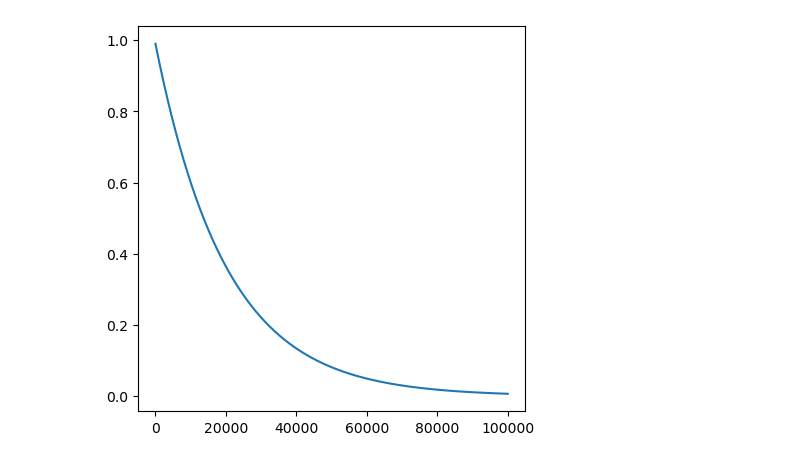
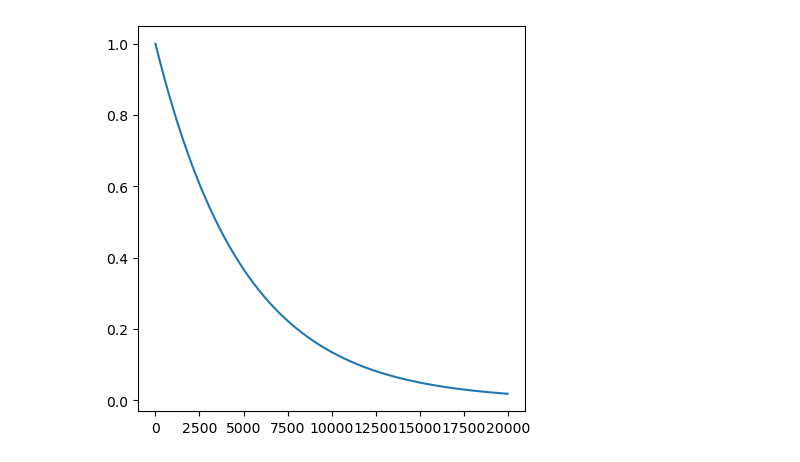
Before and after one commit to basictask/Intelligencia, a Jupyter notebook: supplementary/eps_decay.ipynb, the cells around one changed output. Saved outputs shown, nothing was run; the diff lists cells and outputs as text; code cells hidden in the pictures.

```diff
--- a/supplementary/eps_decay.ipynb
+++ b/supplementary/eps_decay.ipynb
@@ -11,16 +17,12 @@ def plot_eps_decay(eps_start, eps_end, eps_decay, n_iter):
     plt.plot(track)
     plt.show()
 # %%
-max_i = 100000
-gamma = 0.98
-alpha = 0.05
-eps_start = 0.99
-eps_end = 0.0
-eps_decay = 0.99995
+max_i = 20000
+eps_end = 0.0  # Felfedezési ráta kezdőértéke
+eps_start = 1.0  # Felfedezési ráta végértéke
+eps_decay = 0.9998  # Felfedezési ráta iterációnként ennyivel fog csökkenni
 eps = eps_start
-r_track = []
-r_track_mean = []
 
 plot_eps_decay(eps_start, eps_end, eps_decay, max_i)
 # %% [output]
-[figure, old version]
+[figure, new version]
```
Also changed, not shown: parts of 1 cell of this notebook, 1 other file.
